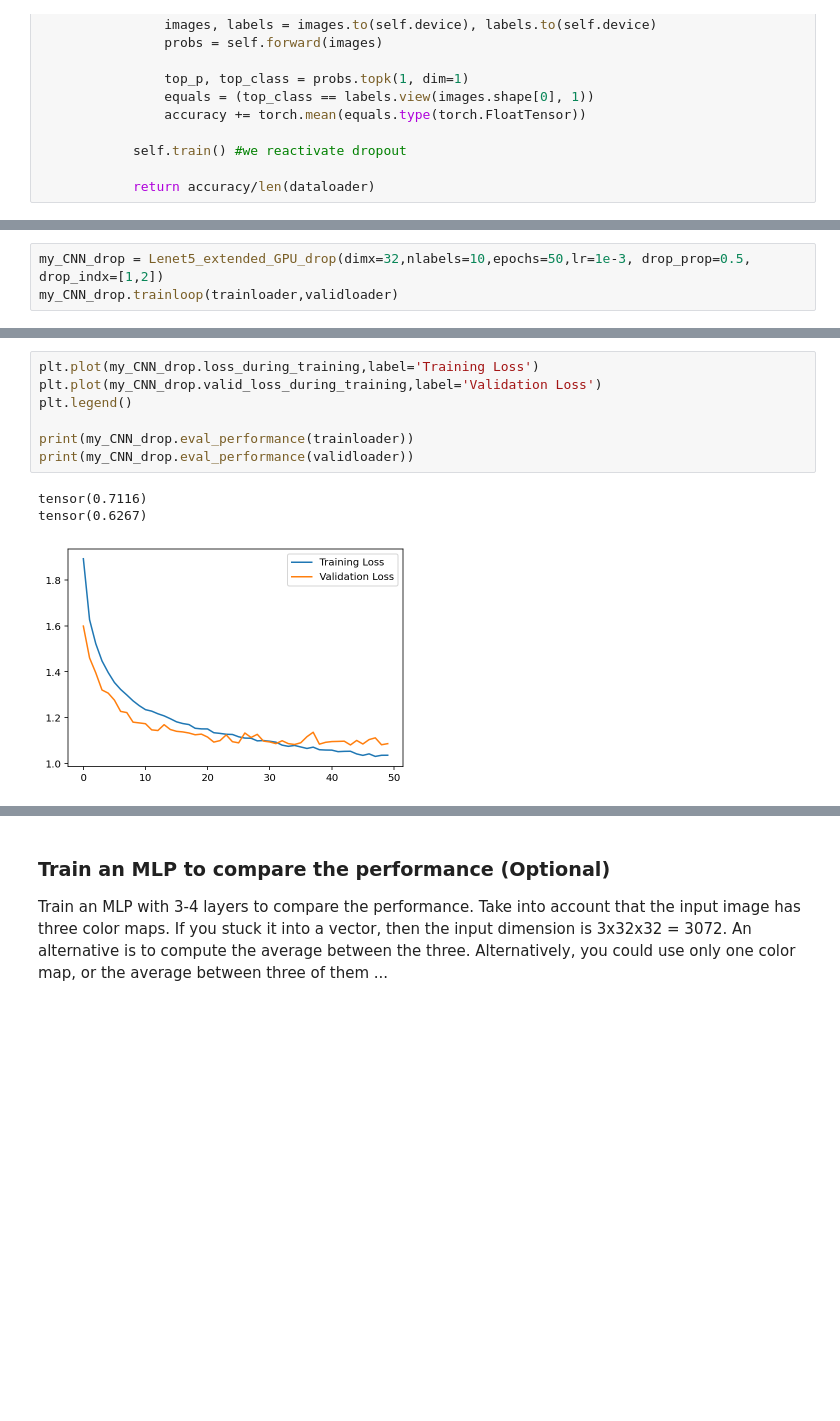
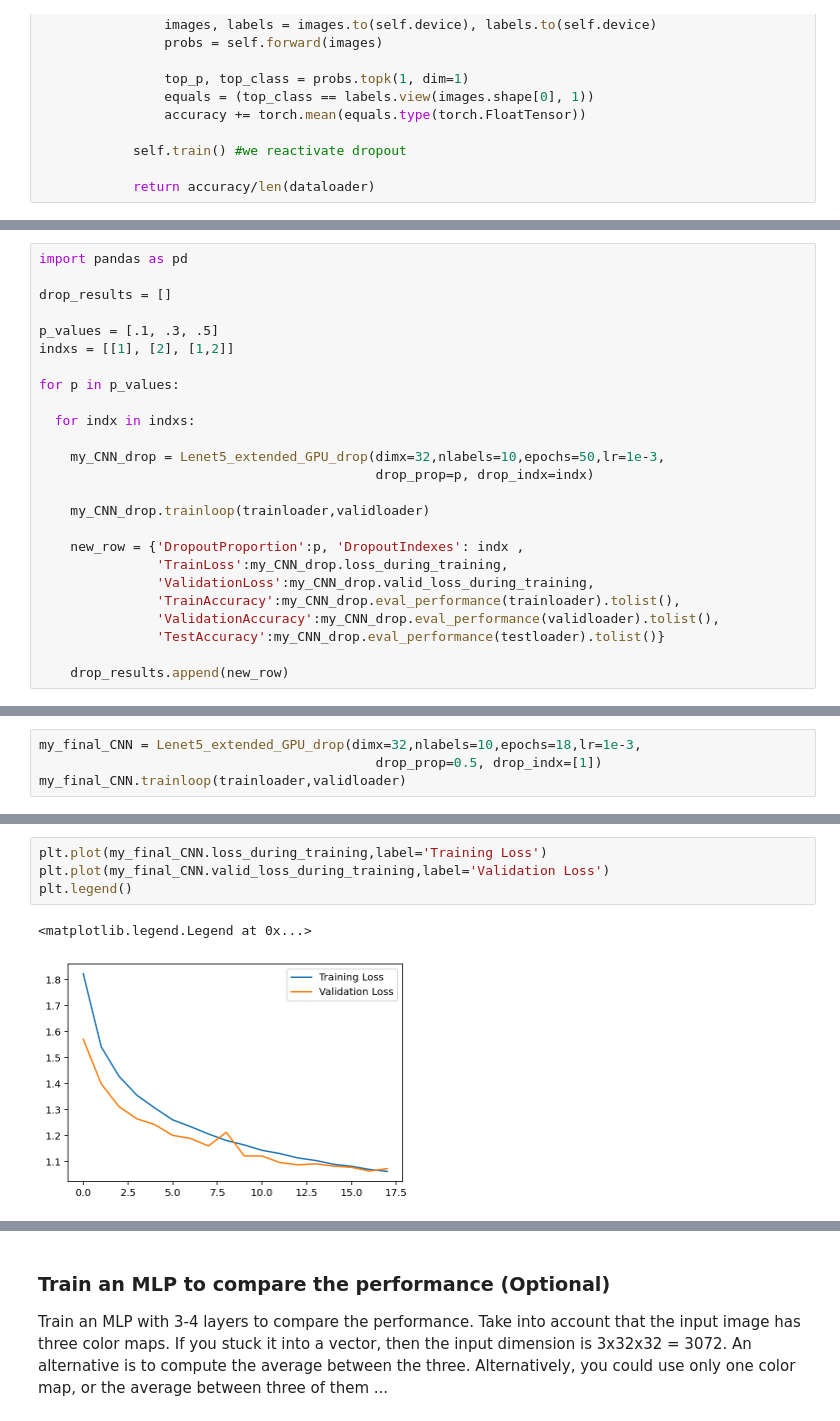
Before and after one commit to boscodeeromeu/NN, a Jupyter notebook: STUDENT_Lab_3_Part_1.ipynb, the cells around one changed output, grey strips where cells are left out. Cells and saved outputs as stored; diff of their text form; blank space fills up the shorter version.

```diff
--- a/STUDENT_Lab_3_Part_1.ipynb
+++ b/STUDENT_Lab_3_Part_1.ipynb
@@ -698,0 +709,25 @@ class Lenet5_extended_GPU_drop(Lenet5_drop):
+# %%
+import pandas as pd
+
+drop_results = []
+
+p_values = [.1, .3, .5]
+indxs = [[1], [2], [1,2]]
+
+for p in p_values:
+
+  for indx in indxs:
+
+    my_CNN_drop = Lenet5_extended_GPU_drop(dimx=32,nlabels=10,epochs=50,lr=1e-3,
+                                           drop_prop=p, drop_indx=indx)
+
+    my_CNN_drop.trainloop(trainloader,validloader)
+
+    new_row = {'DropoutProportion':p, 'DropoutIndexes': indx ,
+               'TrainLoss':my_CNN_drop.loss_during_training,
+               'ValidationLoss':my_CNN_drop.valid_loss_during_training,
+               'TrainAccuracy':my_CNN_drop.eval_performance(trainloader).tolist(),
+               'ValidationAccuracy':my_CNN_drop.eval_performance(validloader).tolist(),
+               'TestAccuracy':my_CNN_drop.eval_performance(testloader).tolist()}
+
+    drop_results.append(new_row)
@@ -699,4 +820,5 @@ class Lenet5_extended_GPU_drop(Lenet5_drop):
 # %%
-my_CNN_drop = Lenet5_extended_GPU_drop(dimx=32,nlabels=10,epochs=50,lr=1e-3, drop_prop=0.5, drop_indx=[1,2])
-my_CNN_drop.trainloop(trainloader,validloader)
+my_final_CNN = Lenet5_extended_GPU_drop(dimx=32,nlabels=10,epochs=18,lr=1e-3,
+                                           drop_prop=0.5, drop_indx=[1])
+my_final_CNN.trainloop(trainloader,validloader)
 # %% [output]
@@ -720,11 +843,7 @@ Epoch 49. Training loss: 1.035403, Validation loss: 1.086009, Time per epoch: 11
 # %%
-plt.plot(my_CNN_drop.loss_during_training,label='Training Loss')
-plt.plot(my_CNN_drop.valid_loss_during_training,label='Validation Loss')
+plt.plot(my_final_CNN.loss_during_training,label='Training Loss')
+plt.plot(my_final_CNN.valid_loss_during_training,label='Validation Loss')
 plt.legend()
-
-print(my_CNN_drop.eval_performance(trainloader))
-print(my_CNN_drop.eval_performance(validloader))
 # %% [output]
-tensor(0.7116)
-tensor(0.6267)
+<matplotlib.legend.Legend at 0x...>
-[figure, old version]
+[figure, new version]
```
Also changed, not shown: parts of 13 cells of this notebook.
